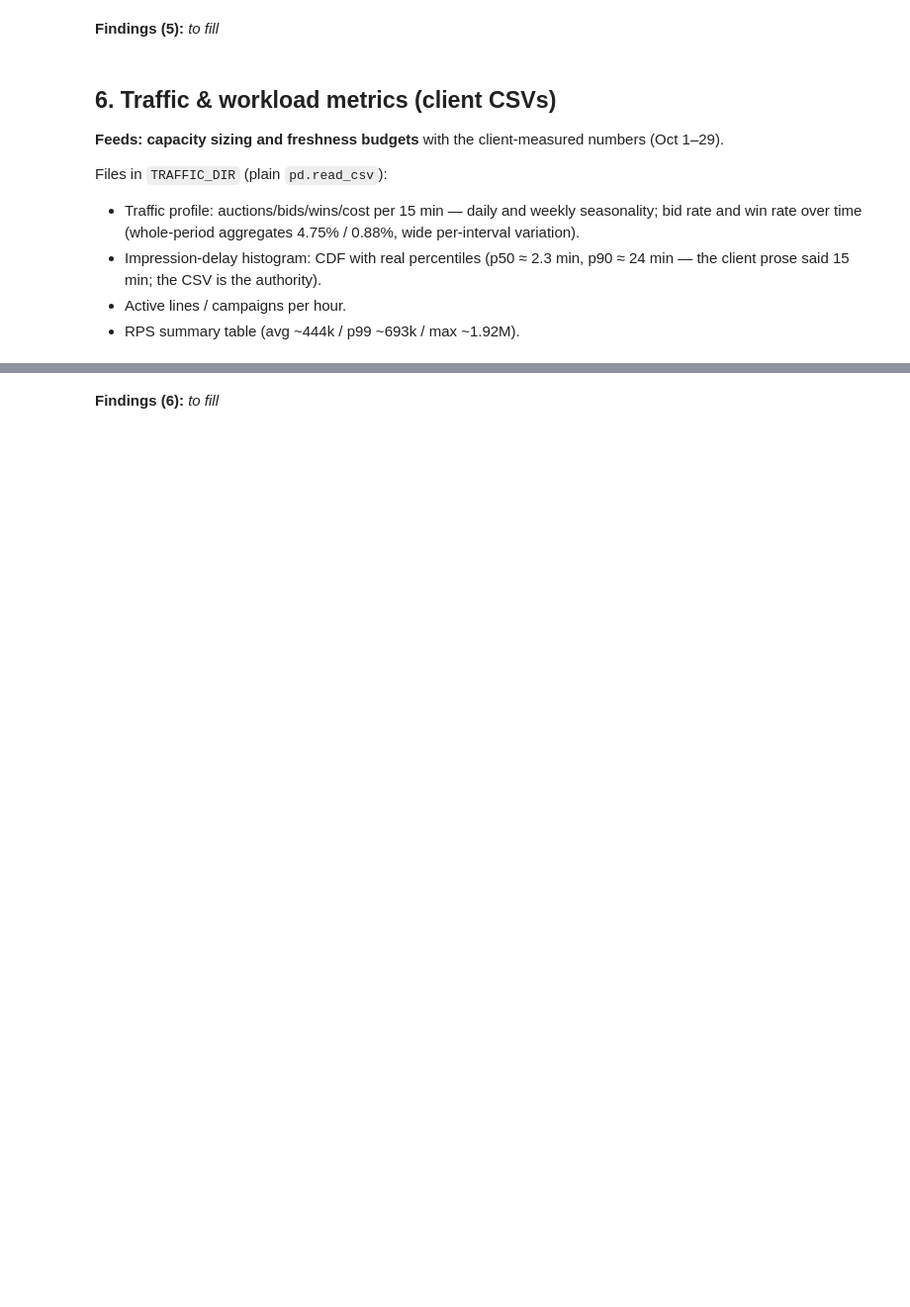
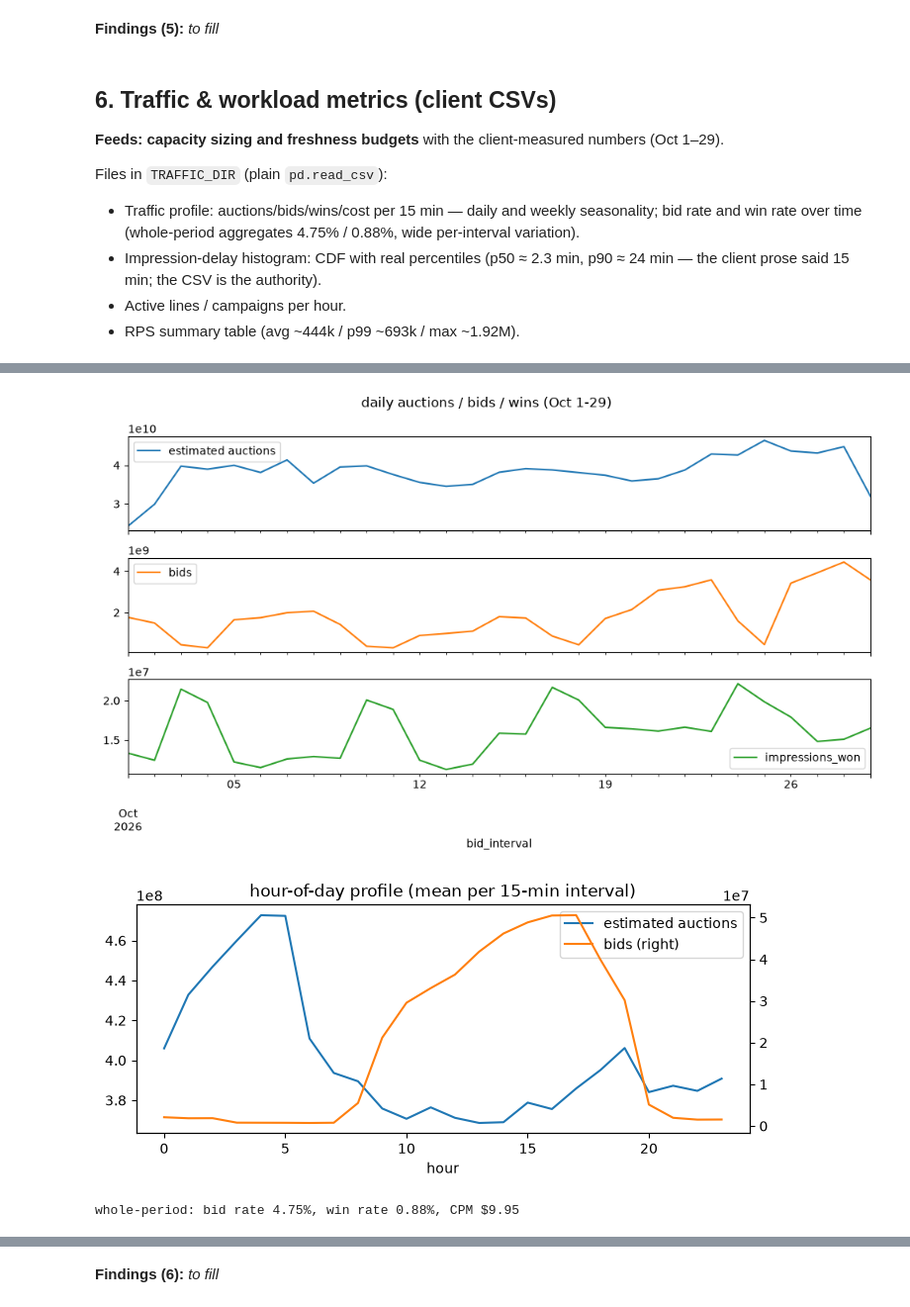
Before and after one commit to cunha-sigma/ml_offline, a Jupyter notebook: eda/notebooks/01_eda_dossier.ipynb, the cells around one changed output, grey strips where cells are left out. Shown at 99% size. Cells and saved outputs as stored; diff of their text form; code cells hidden in the pictures; blank space fills up the shorter version.

```diff
--- a/eda/notebooks/01_eda_dossier.ipynb
+++ b/eda/notebooks/01_eda_dossier.ipynb
@@ -137,0 +855,21 @@ sorted(p.name for p in TRAFFIC_DIR.glob("*.csv"))
+# %%
+# Traffic profile: seasonality + rates over time
+tp = pd.read_csv(TRAFFIC_DIR / "Traffic profile 20261102.csv", parse_dates=["bid_interval"])
+daily = tp.set_index("bid_interval").resample("D")[["estimated auctions", "bids", "impressions_won"]].sum()
+daily.plot(subplots=True, figsize=(10, 6), title="daily auctions / bids / wins (Oct 1-29)")
+plt.tight_layout(); plt.show()
+
+tp["hour"] = tp["bid_interval"].dt.hour
+tp.groupby("hour")[["estimated auctions", "bids"]].mean().plot(
+    secondary_y="bids", figsize=(8, 3), title="hour-of-day profile (mean per 15-min interval)"
+)
+plt.show()
+
+agg_bid_rate = tp["bids"].sum() / tp["estimated auctions"].sum()
+agg_win_rate = tp["impressions_won"].sum() / tp["bids"].sum()
+print(f"whole-period: bid rate {agg_bid_rate:.2%}, win rate {agg_win_rate:.2%}, "
+      f"CPM ${1000 * tp['estimated_cost'].sum() / tp['impressions_won'].sum():.2f}")
+# %% [output]
+[figure, added]
+[figure, added]
+whole-period: bid rate 4.75%, win rate 0.88%, CPM $9.95
```
Also changed, not shown: parts of 49 cells of this notebook, 1 other file.
